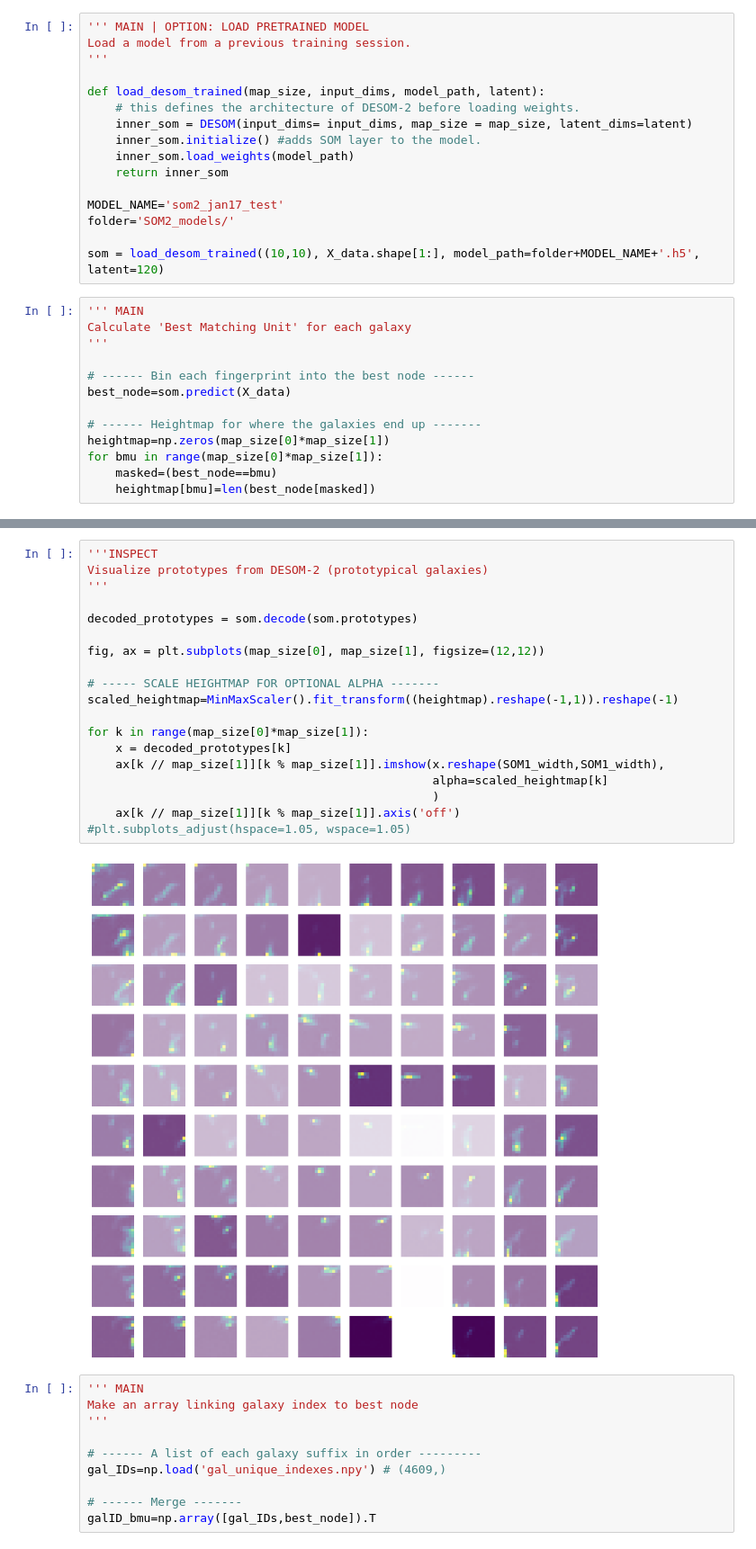
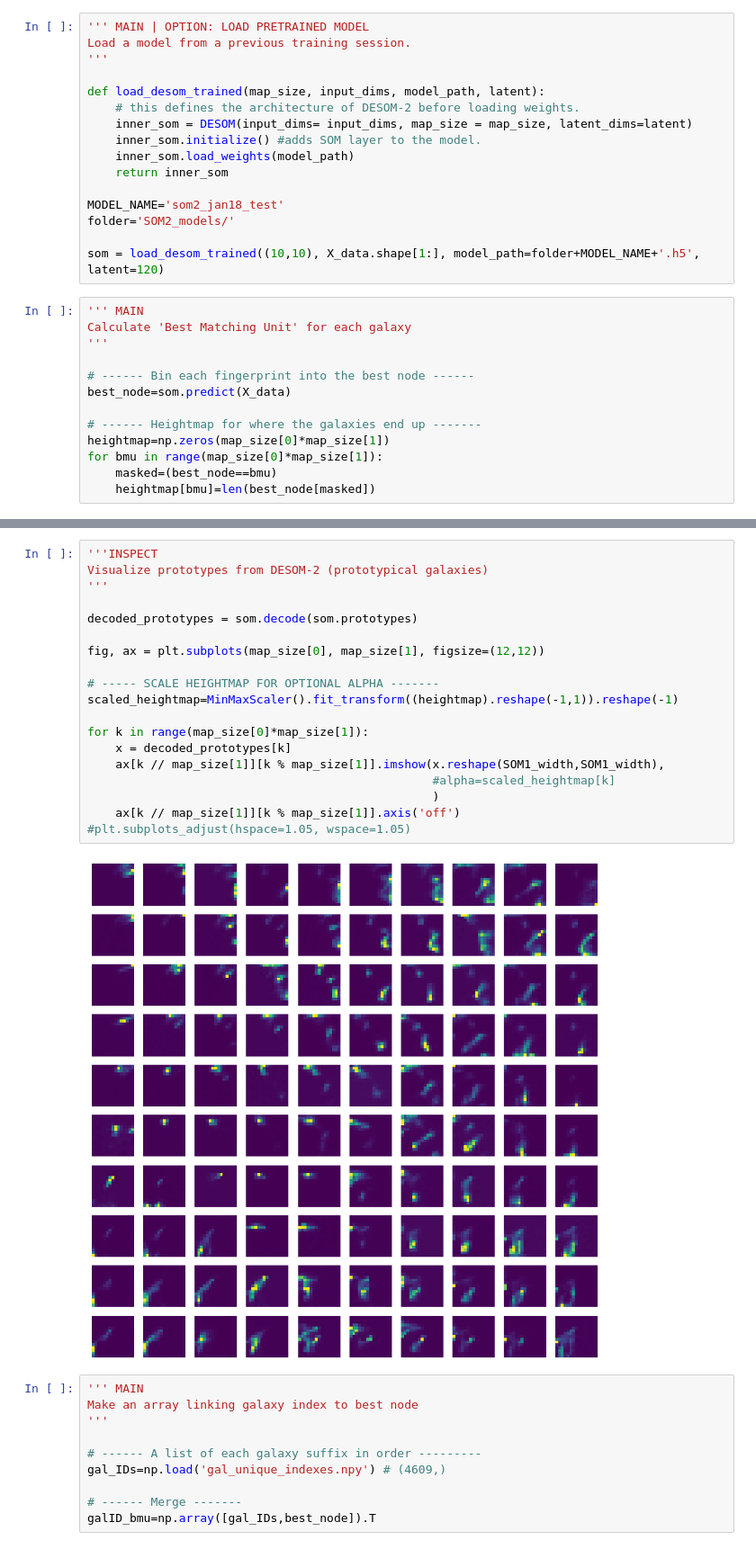
Before and after one commit to finnarchinuk/GalaxyAE, a Jupyter notebook: DESOM2_run_inspect.ipynb, the cells around one changed output, grey strips where cells are left out. Shown at 90% size. Cells and saved outputs as stored; diff of their text form.

```diff
--- a/DESOM2_run_inspect.ipynb
+++ b/DESOM2_run_inspect.ipynb
@@ -278,7 +278,7 @@ def load_desom_trained(map_size, input_dims, model_path, latent):
     inner_som.load_weights(model_path)
     return inner_som
 
-MODEL_NAME='som2_jan17_test'
+MODEL_NAME='som2_jan18_test'
 folder='SOM2_models/'
 
 som = load_desom_trained((10,10), X_data.shape[1:], model_path=folder+MODEL_NAME+'.h5', latent=120)
@@ -361,24 +361,24 @@ plt.legend(['reconstruction','input','prototype'])
 # %%
 '''INSPECT
 Visualize prototypes from DESOM-2 (prototypical galaxies)
 '''
 
 decoded_prototypes = som.decode(som.prototypes)
 
 fig, ax = plt.subplots(map_size[0], map_size[1], figsize=(12,12))
 
 # ----- SCALE HEIGHTMAP FOR OPTIONAL ALPHA -------
 scaled_heightmap=MinMaxScaler().fit_transform((heightmap).reshape(-1,1)).reshape(-1)
 
 for k in range(map_size[0]*map_size[1]):
     x = decoded_prototypes[k]
     ax[k // map_size[1]][k % map_size[1]].imshow(x.reshape(SOM1_width,SOM1_width),
-                                                 alpha=scaled_heightmap[k]
+                                                 #alpha=scaled_heightmap[k]
                                                  )
     ax[k // map_size[1]][k % map_size[1]].axis('off')
 #plt.subplots_adjust(hspace=1.05, wspace=1.05)
 # %% [output]
-[figure, old version]
+[figure, new version]
 # %%
 ''' MAIN
 Make an array linking galaxy index to best node
```
Also changed, not shown: parts of 10 cells of this notebook.
